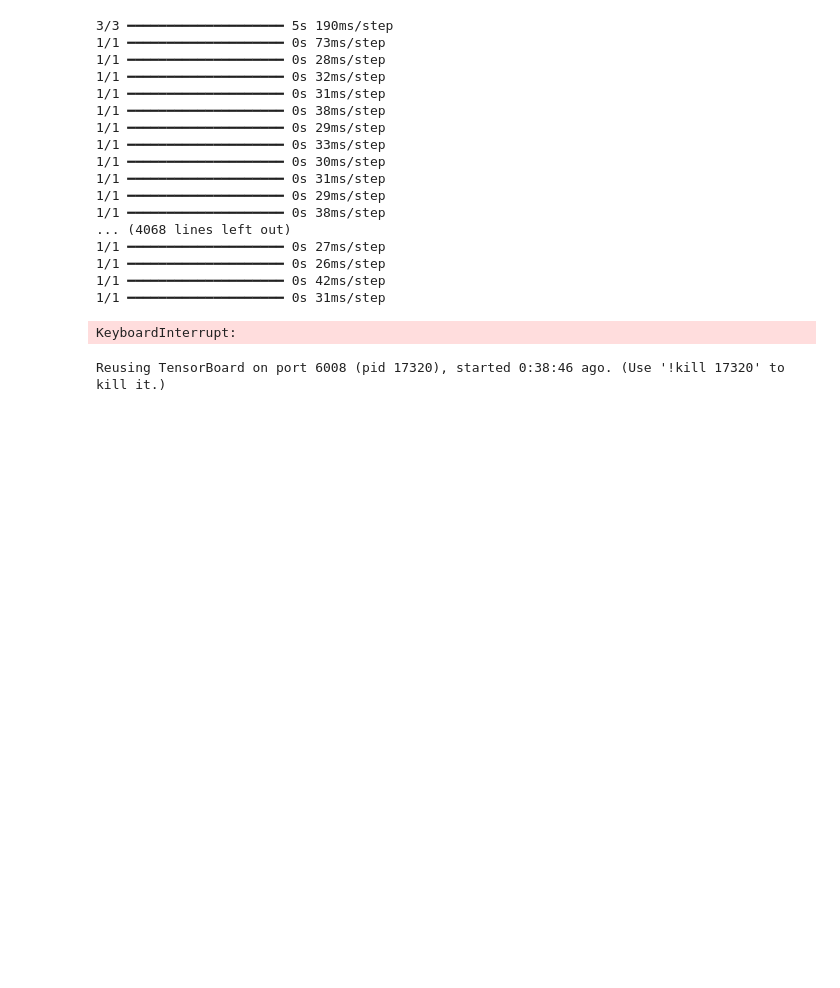
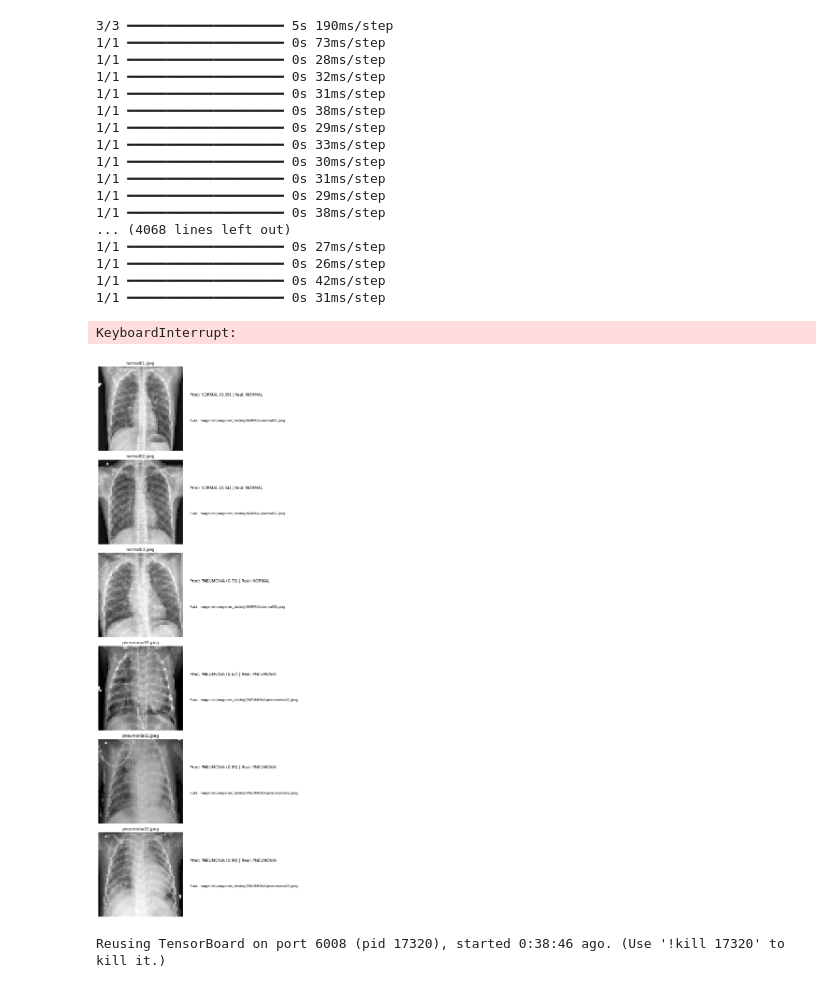
Before and after one commit to JavierPeraltaAzagra/Pneumonia_DeepLearning, a Jupyter notebook: Pneumonia_detector_IA.ipynb, the cells around one changed output. Saved outputs shown, nothing was run; the diff lists cells and outputs as text; code cells hidden in the pictures; blank space fills up the shorter version.

Commit message:
test de la calle

```diff
--- a/Pneumonia_detector_IA.ipynb
+++ b/Pneumonia_detector_IA.ipynb
@@ -184,6 +184,55 @@ plt.show()
 1/1 ━━━━━━━━━━━━━━━━━━━━ 0s 42ms/step
 1/1 ━━━━━━━━━━━━━━━━━━━━ 0s 31ms/step
 KeyboardInterrupt:
+# %%
+from pathlib import Path
+import matplotlib.pyplot as plt
+
+# Cargar el mejor modelo guardado
+model = tf.keras.models.load_model('checkpoint.model.keras')
+
+IMG_SIZE = (50, 50)
+test_root = Path('./imagenes/imagenes_testing')
+image_paths = sorted(
+    [
+        p for p in test_root.rglob('*')
+        if p.is_file() and p.suffix.lower() in {'.jpg', '.jpeg', '.png'}
+    ]
+)
+
+labels = {0: 'NORMAL', 1: 'PNEUMONIA'}
+
+fig, axes = plt.subplots(len(image_paths), 2, figsize=(10, 4 * len(image_paths)))
+if len(image_paths) == 1:
+    axes = [axes]
+
+for row, image_path in enumerate(image_paths):
+    raw = tf.io.read_file(str(image_path))
+    image = tf.image.decode_image(raw, channels=1, expand_animations=False)
+    image = tf.image.resize(image, IMG_SIZE)
+    image = tf.cast(image, tf.float32) / 255.0
+    prediction = model.predict(tf.expand_dims(image, axis=0), verbose=0)[0][0]
+
+    if prediction >= 0.5:
+        predicted_class = 1
+    else:
+        predicted_class = 0
+
+    actual_class = image_path.parent.name.upper()
+    title = f'Pred: {labels[predicted_class]} ({prediction:.2f}) | Real: {actual_class}'
+
+    axes[row][0].imshow(tf.squeeze(image), cmap='gray')
+    axes[row][0].set_title(image_path.name)
+    axes[row][0].axis('off')
+
+    axes[row][1].text(0.05, 0.65, title, fontsize=12)
+    axes[row][1].text(0.05, 0.35, f'Ruta: {image_path}', fontsize=10)
+    axes[row][1].axis('off')
+
+plt.tight_layout()
+plt.show()
+# %% [output]
+[figure, added]
 # %%
 %reload_ext tensorboard
 # %%
```
